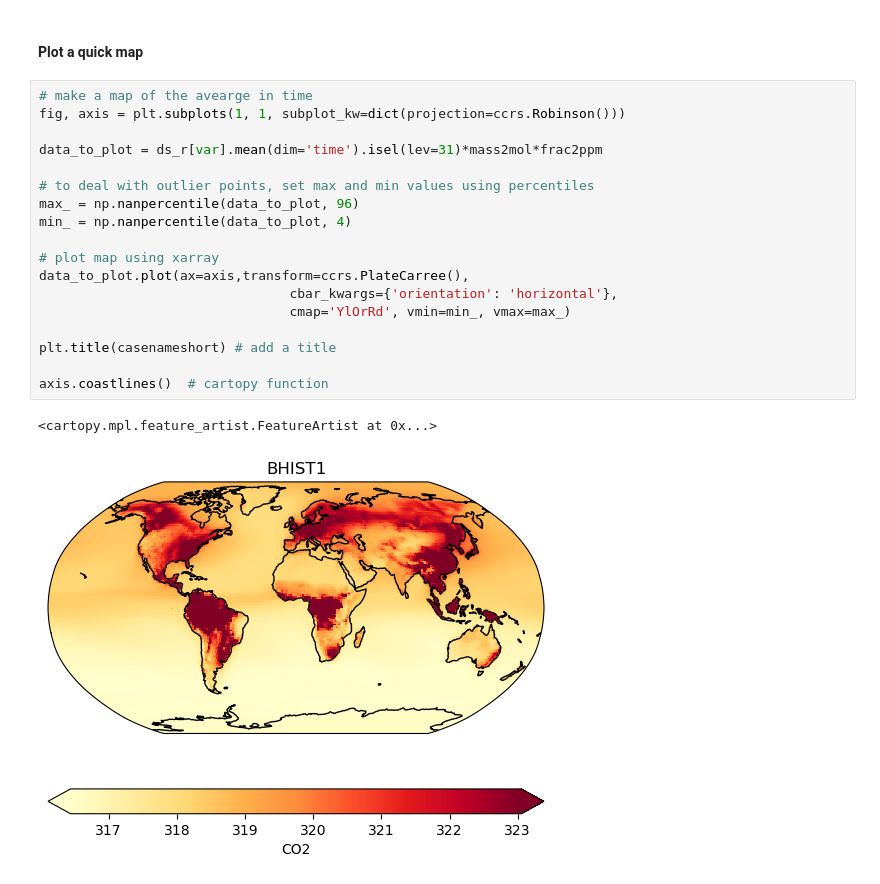
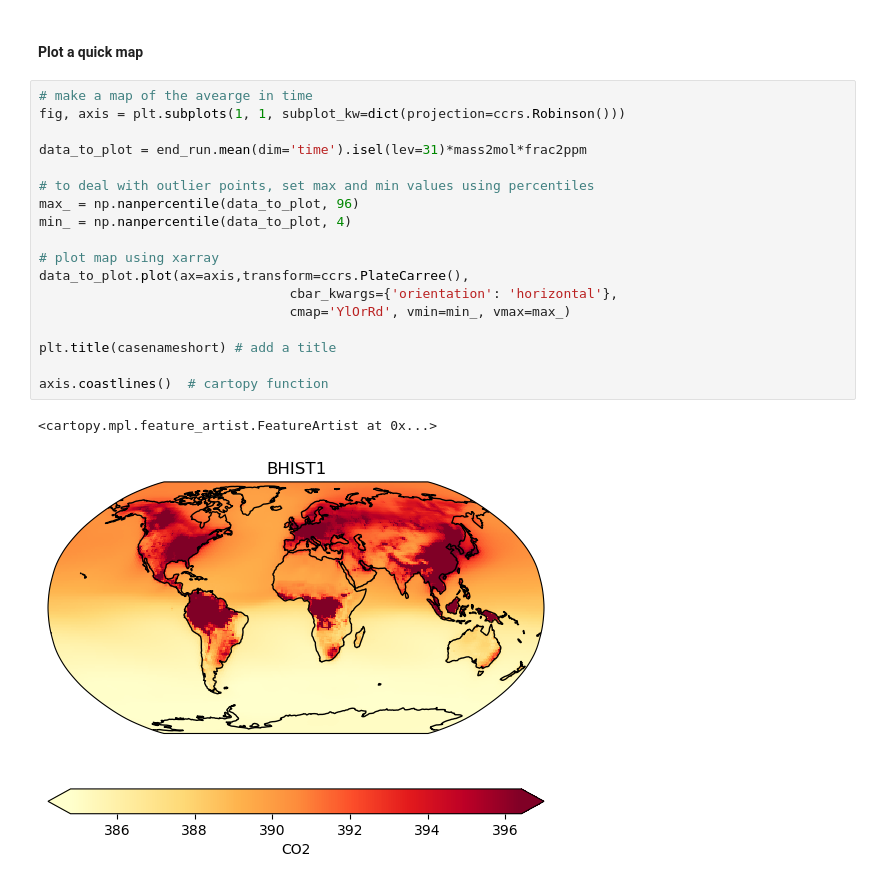
Before and after one commit to NCAR/CESM-emission-driven-run-tutorial, a Jupyter notebook: analysis_notebooks/atmosphericCO2.ipynb, the cells around one changed output. Cells and saved outputs as stored; diff of their text form.

```diff
--- a/analysis_notebooks/atmosphericCO2.ipynb
+++ b/analysis_notebooks/atmosphericCO2.ipynb
@@ -263,21 +263,21 @@ Text(0, 0.5, 'CO2 [ppm]')
 # %%
 # make a map of the avearge in time
 fig, axis = plt.subplots(1, 1, subplot_kw=dict(projection=ccrs.Robinson()))
 
-data_to_plot = ds_r[var].mean(dim='time').isel(lev=31)*mass2mol*frac2ppm
+data_to_plot = end_run.mean(dim='time').isel(lev=31)*mass2mol*frac2ppm
 
 # to deal with outlier points, set max and min values using percentiles
 max_ = np.nanpercentile(data_to_plot, 96)
 min_ = np.nanpercentile(data_to_plot, 4)
 
 # plot map using xarray
 data_to_plot.plot(ax=axis,transform=ccrs.PlateCarree(),
                                 cbar_kwargs={'orientation': 'horizontal'},
                                 cmap='YlOrRd', vmin=min_, vmax=max_)
 
 plt.title(casenameshort) # add a title
 
 axis.coastlines()  # cartopy function
 # %% [output]
 <cartopy.mpl.feature_artist.FeatureArtist at 0x...>
-[figure, old version]
+[figure, new version]
```
Also changed, not shown: parts of 8 cells of this notebook.
